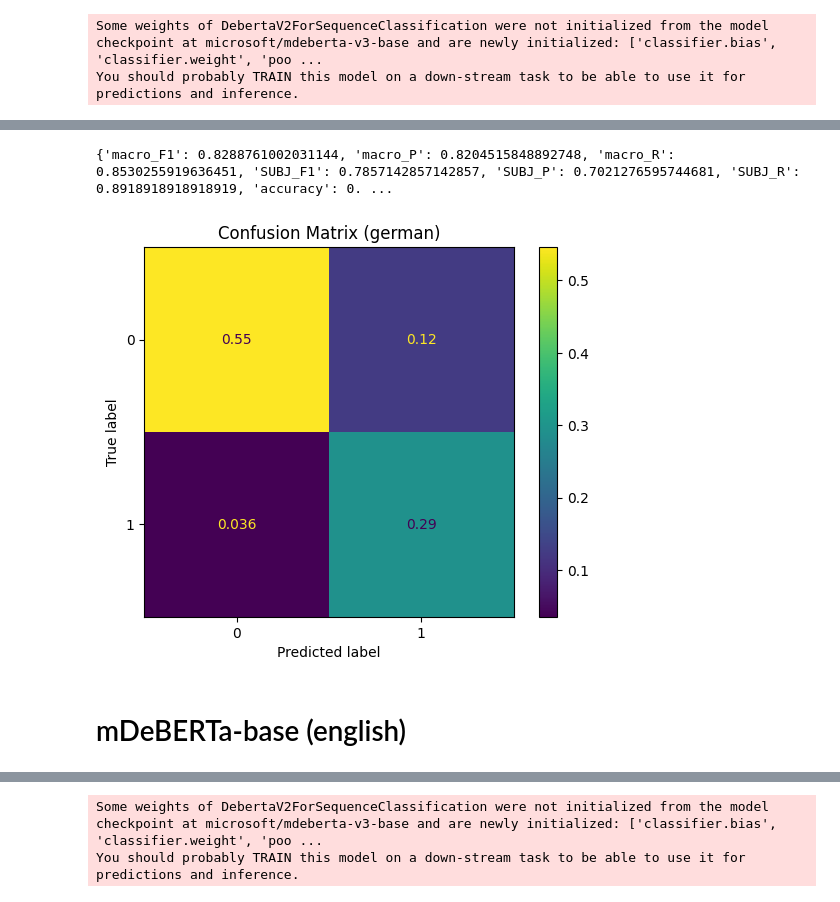
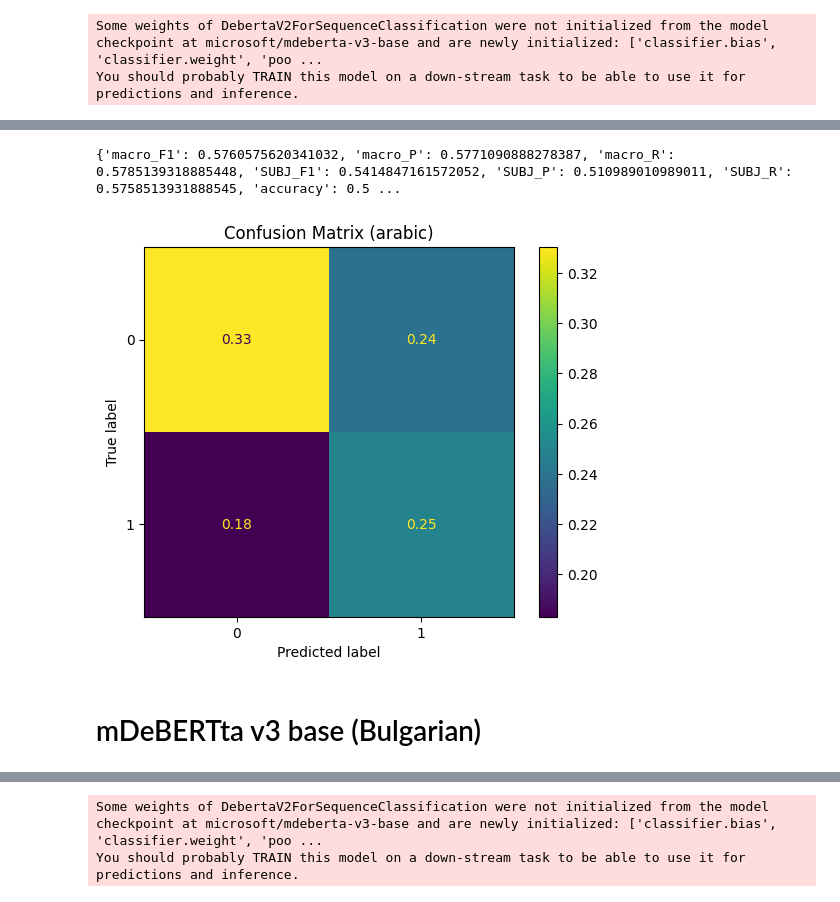
Before and after one commit to MatteoFasulo/clef2025-checkthat, a Jupyter notebook: notebook.ipynb, the cells around one changed output, grey strips where cells are left out. Saved outputs shown, nothing was run; the diff lists cells and outputs as text; code cells hidden in the pictures.

```diff
--- a/notebook.ipynb
+++ b/notebook.ipynb
@@ -385,6 +385,8 @@ label
 Name: proportion, dtype: float64
 # %%
 #notebook_login()
+# %%
+results = {}
 # %% [markdown]
 # Baseline Model (English)
 # %%
@@ -434,5 +407,3 @@ detector.train_baseline_model(vect, detector.train, detector.test)
-# %%
-results = []
 # %%
 with torch.no_grad():
     torch.cuda.empty_cache()
@@ -460,14 +430,13 @@ model = detector.get_model(
 Some weights of DebertaV2ForSequenceClassification were not initialized from the model checkpoint at microsoft/mdeberta-v3-base and are newly initialized: ['classifier.bias', 'classifier.weight', 'poo ...
 You should probably TRAIN this model on a down-stream task to be able to use it for predictions and inference.
 # %%
-language = 'german'
+language = 'arabic'
 
 epochs = 6
 batch_size = 16
 lr = 1e-5
-weight_decay = 0.1
-n_warmup_steps = 200
-label_smoothing = 0.1
+weight_decay = 0.0
+label_smoothing = 0.0
 
 # Get the data
 X_train, y_train = detector.all_data[language]['train']['sentence'], detector.all_data[language]['train']['label']
@@ -493,8 +462,18 @@ class_weights = detector.get_class_weights(detector.all_data[language]['train'])
 
 optimizer = torch.optim.AdamW(model.parameters(), lr=lr, weight_decay=weight_decay)
 total_steps = len(train_dl) * epochs
+n_warmup_steps = total_steps // 2 # half of the epoch as warmup steps
 scheduler = get_linear_schedule_with_warmup(optimizer, num_warmup_steps=n_warmup_steps, num_training_steps=total_steps)
 criterion = torch.nn.CrossEntropyLoss(weight=class_weights, label_smoothing=label_smoothing)
 # %%
-model = detector.train_model(model, "mDeBERTa-base-subjectivity.pth", train_dl, dev_dl, criterion, optimizer, scheduler, epochs, device)
+model = detector.train_model(
+    model=model,
+    model_name=f"mDeBERTa-base-subjectivity-{language}.pth",
+    train_dl=train_dl,
+    dev_dl=dev_dl,
+    criterion=criterion,
+    optimizer=optimizer,
+    scheduler=scheduler,
+    epochs=epochs,
+    device=device)
 # %% [output]
@@ -511,11 +488,11 @@ Epoch 6/6       Train Loss: 0.352432    Val Loss: 0.610932      L.rate: 0.000000
 Loading the best model checkpoint
 # %%
-results.append(detector.test_model(model, test_dl))
+results[language] = detector.test_model(model, test_dl, title=language)
 # %% [output]
-{'macro_F1': 0.8288761002031144, 'macro_P': 0.8204515848892748, 'macro_R': 0.8530255919636451, 'SUBJ_F1': 0.7857142857142857, 'SUBJ_P': 0.7021276595744681, 'SUBJ_R': 0.8918918918918919, 'accuracy': 0. ...
+{'macro_F1': 0.5760575620341032, 'macro_P': 0.5771090888278387, 'macro_R': 0.5785139318885448, 'SUBJ_F1': 0.5414847161572052, 'SUBJ_P': 0.510989010989011, 'SUBJ_R': 0.5758513931888545, 'accuracy': 0.5 ...
-[figure, old version]
+[figure, new version]
-# %% [markdown]
-# mDeBERTa-base (english)
+# %% [markdown]
+# mDeBERTta v3 base (Bulgarian)
 # %%
 with torch.no_grad():
     torch.cuda.empty_cache()
```
Also changed, not shown: parts of 35 cells of this notebook.
